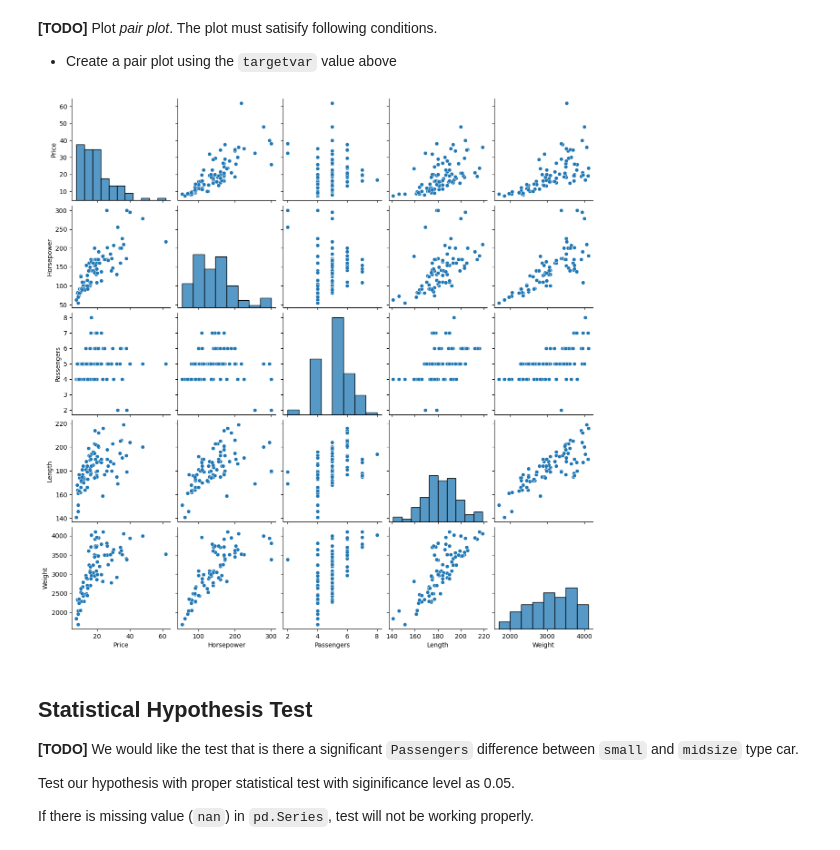
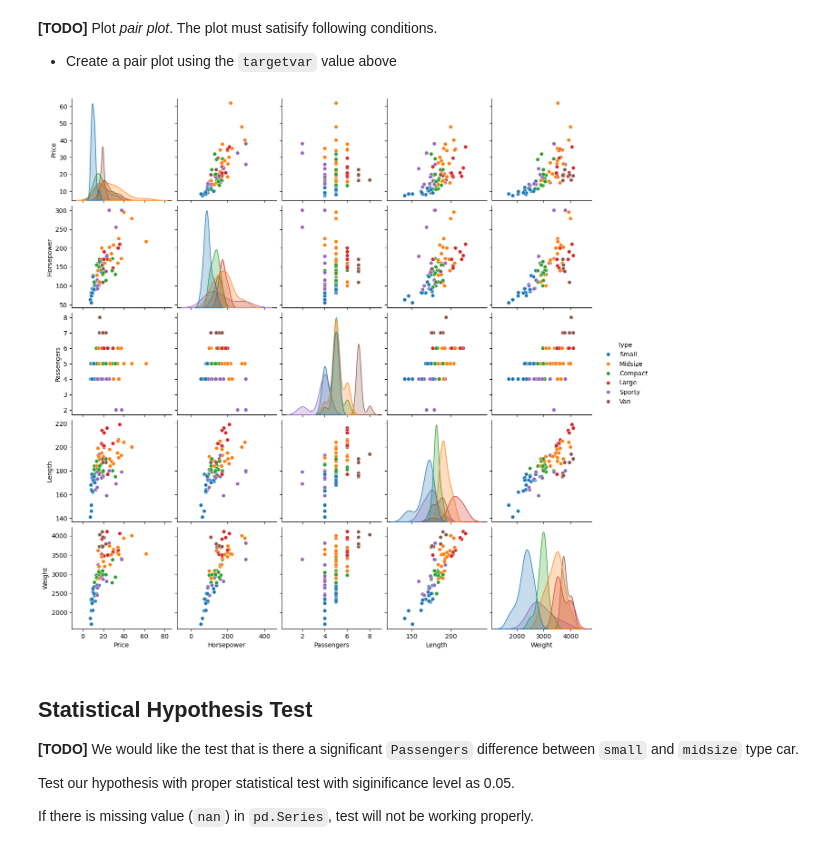
Before and after one commit to parksangeeon/AI, a Jupyter notebook: [AI_Assignment1]_Data_Analysis.ipynb, the cells around one changed output. Saved outputs shown, nothing was run; the diff lists cells and outputs as text; code cells hidden in the pictures.

```diff
--- a/[AI_Assignment1]_Data_Analysis.ipynb
+++ b/[AI_Assignment1]_Data_Analysis.ipynb
@@ -153,10 +153,12 @@ plt.tight_layout()
 
 - Create a pair plot using the `targetvar` value above
 # %%
-g = sns.ㅋpairplot(selectedDataFrame.join(df['Type']), hue='Type')
+targetvar = 'Type'
+g = sns.pairplot(selectedDataFrame.join(df[targetvar]), hue=targetvar)
+
 plt.show()
 # %% [output]
-[figure, old version]
+[figure, new version]
 # %% [markdown]
 ## Statistical Hypothesis Test
 **[TODO]** We would like the test that is there a significant `Passengers`  difference between `small` and `midsize` type car.
```
Also changed, not shown: parts of 2 cells of this notebook.
